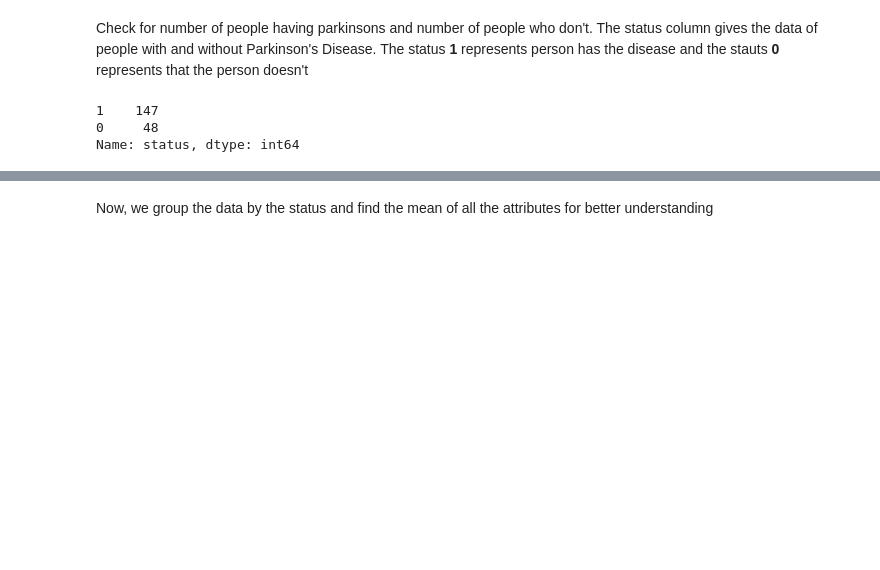
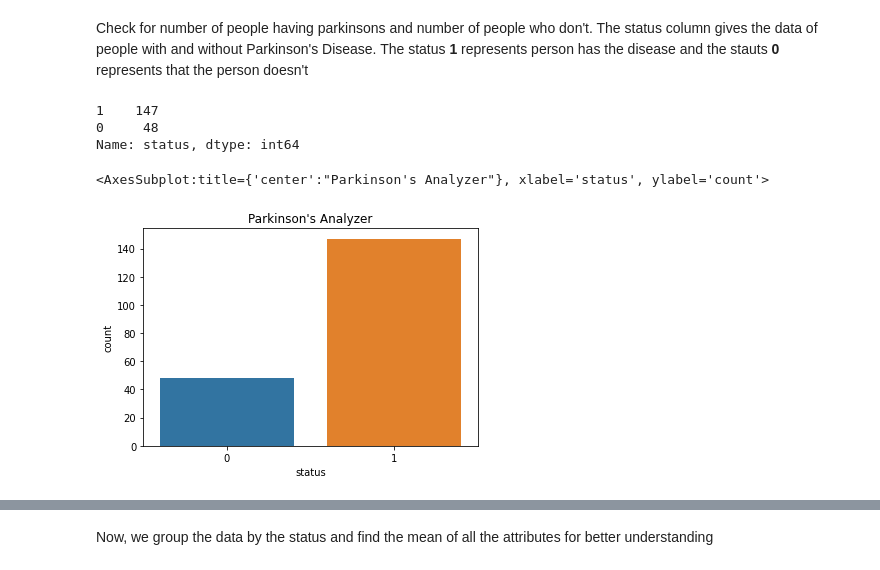
Before and after one commit to anjali301/healthcare-ML, a Jupyter notebook: health/care/disease/Parkinson's Disease.ipynb, the cells around one changed output, grey strips where cells are left out. Saved outputs shown, nothing was run; the diff lists cells and outputs as text; code cells hidden in the pictures; blank space fills up the shorter version.

```diff
--- a/health/care/disease/Parkinson's Disease.ipynb
+++ b/health/care/disease/Parkinson's Disease.ipynb
@@ -84,3 +87,9 @@ park_data['status'].value_counts()
 1    147
 0     48
 Name: status, dtype: int64
+# %%
+plt.title("Parkinson's Analyzer")
+sns.countplot(x='status', data=park_data)
+# %% [output]
+<AxesSubplot:title={'center':"Parkinson's Analyzer"}, xlabel='status', ylabel='count'>
+[figure, added]
```
Also changed, not shown: parts of 10 cells of this notebook.
